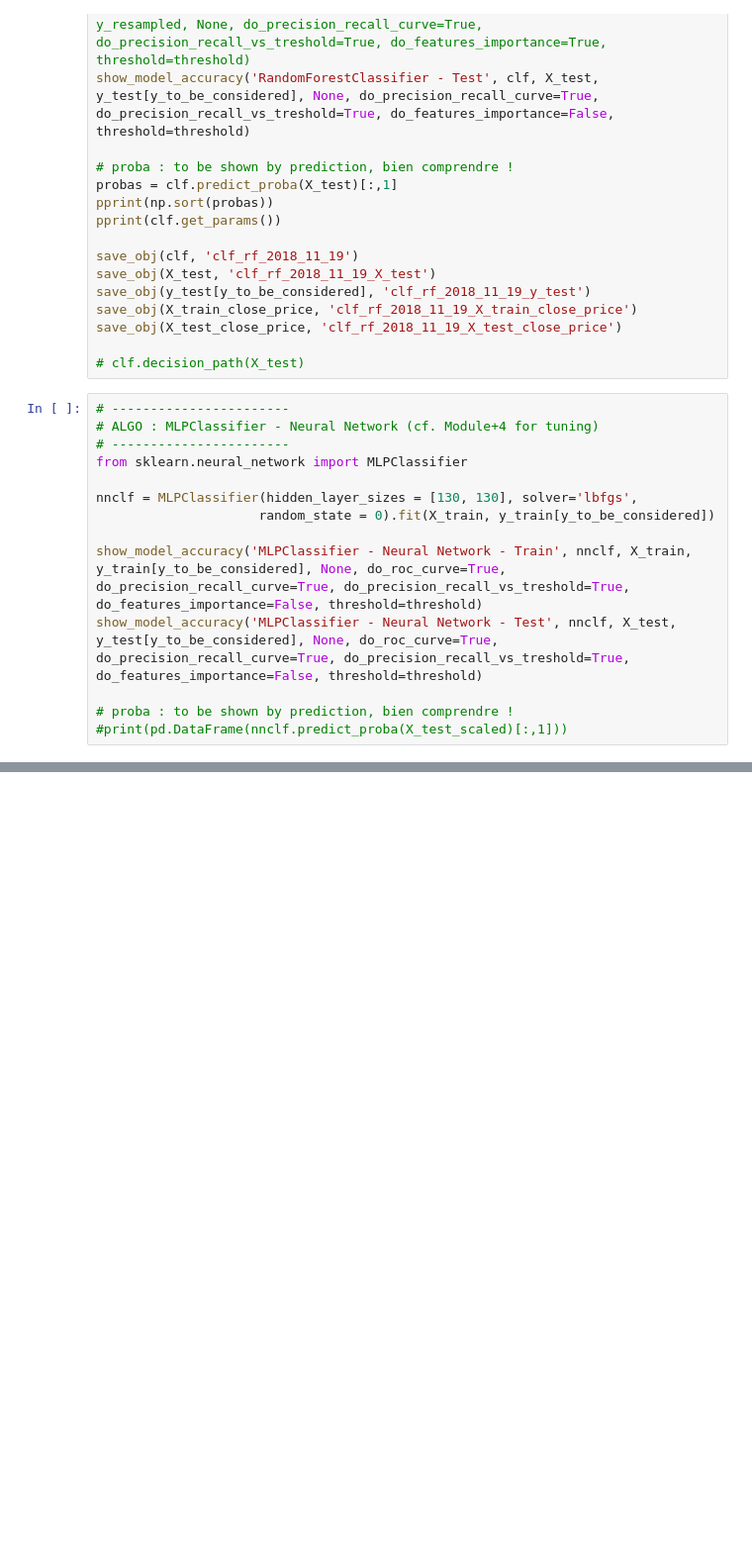
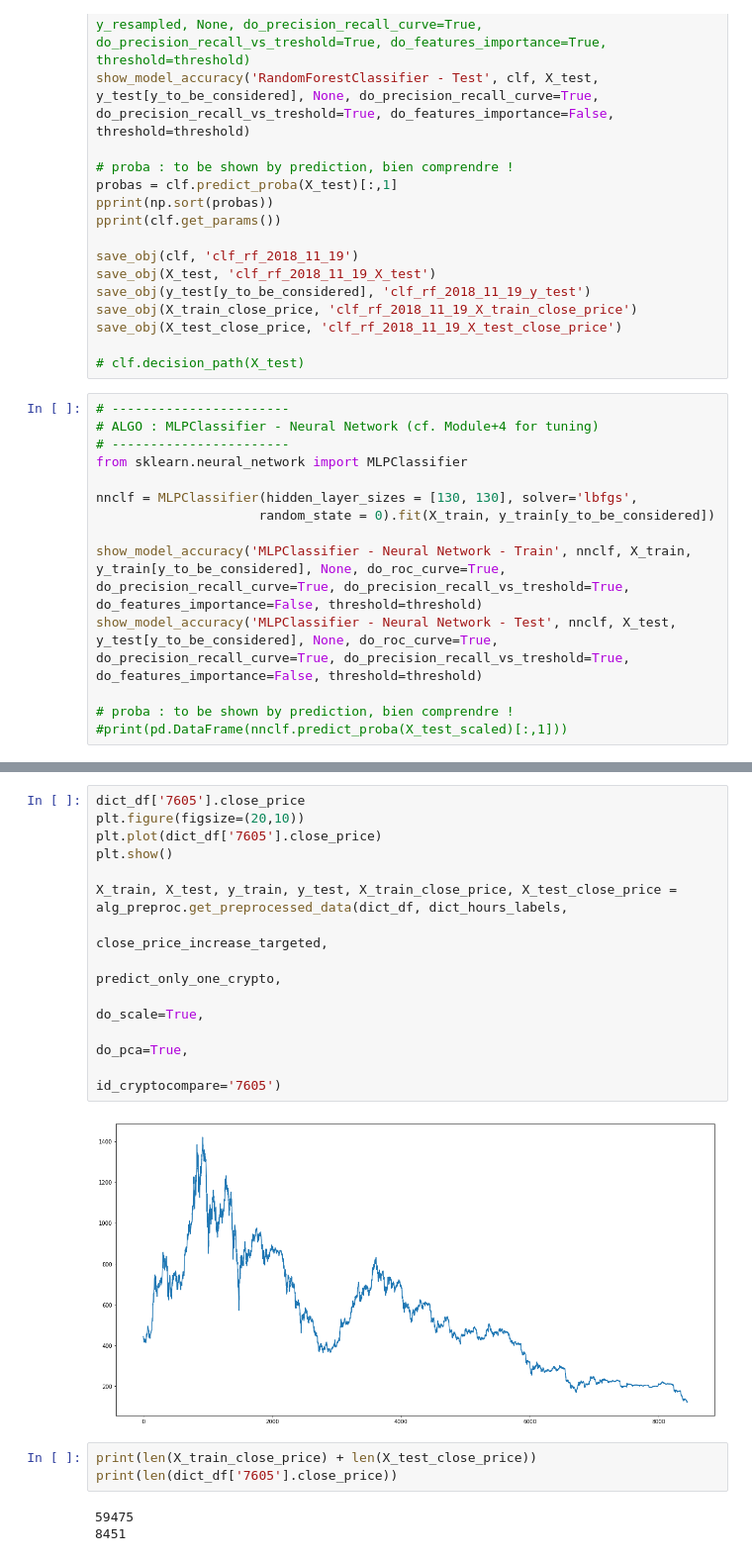
Before and after one commit to cysacenda/algocryptos, a Jupyter notebook: notebooks/ML/algocryptos_global.ipynb, the cells around one changed output, grey strips where cells are left out. Shown at 99% size. Saved outputs shown, nothing was run; the diff lists cells and outputs as text; blank space fills up the shorter version.

```diff
--- a/notebooks/ML/algocryptos_global.ipynb
+++ b/notebooks/ML/algocryptos_global.ipynb
@@ -291,0 +302,20 @@ show_model_accuracy('MLPClassifier - Neural Network - Test', nnclf, X_test, y_te
+# %%
+dict_df['7605'].close_price
+plt.figure(figsize=(20,10))
+plt.plot(dict_df['7605'].close_price)
+plt.show()
+
+X_train, X_test, y_train, y_test, X_train_close_price, X_test_close_price = alg_preproc.get_preprocessed_data(dict_df, dict_hours_labels,
+                                                                     close_price_increase_targeted,
+                                                                     predict_only_one_crypto,
+                                                                     do_scale=True,
+                                                                     do_pca=True,
+                                                                     id_cryptocompare='7605')
+# %% [output]
+[figure, added]
+# %%
+print(len(X_train_close_price) + len(X_test_close_price))
+print(len(dict_df['7605'].close_price))
+# %% [output]
+59475
+8451
```
Also changed, not shown: parts of 6 cells of this notebook, 3 other files.
